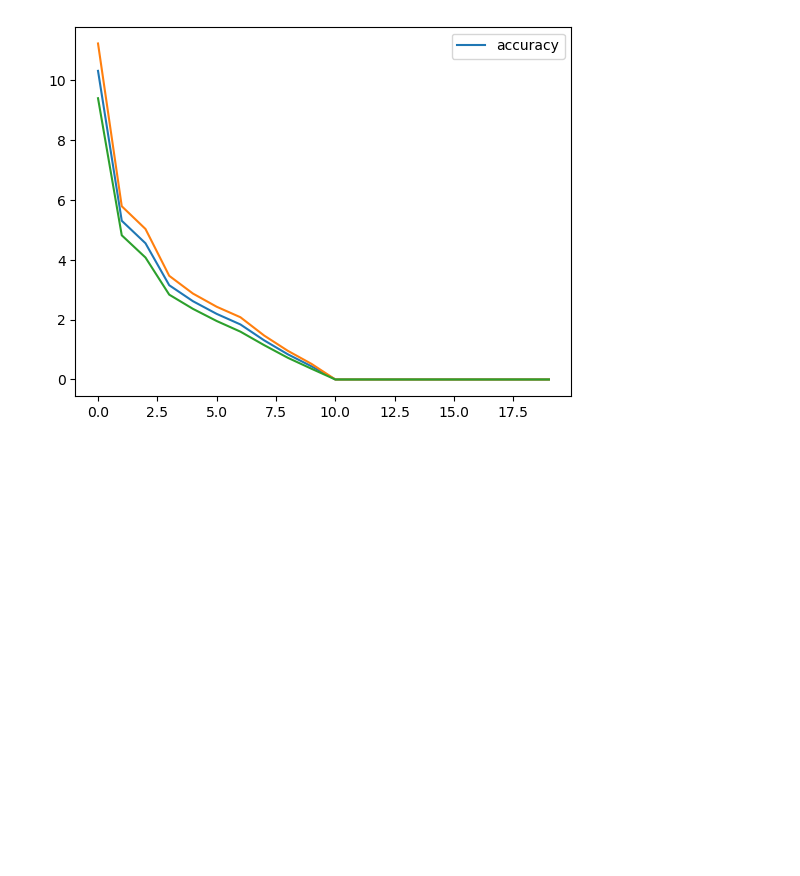
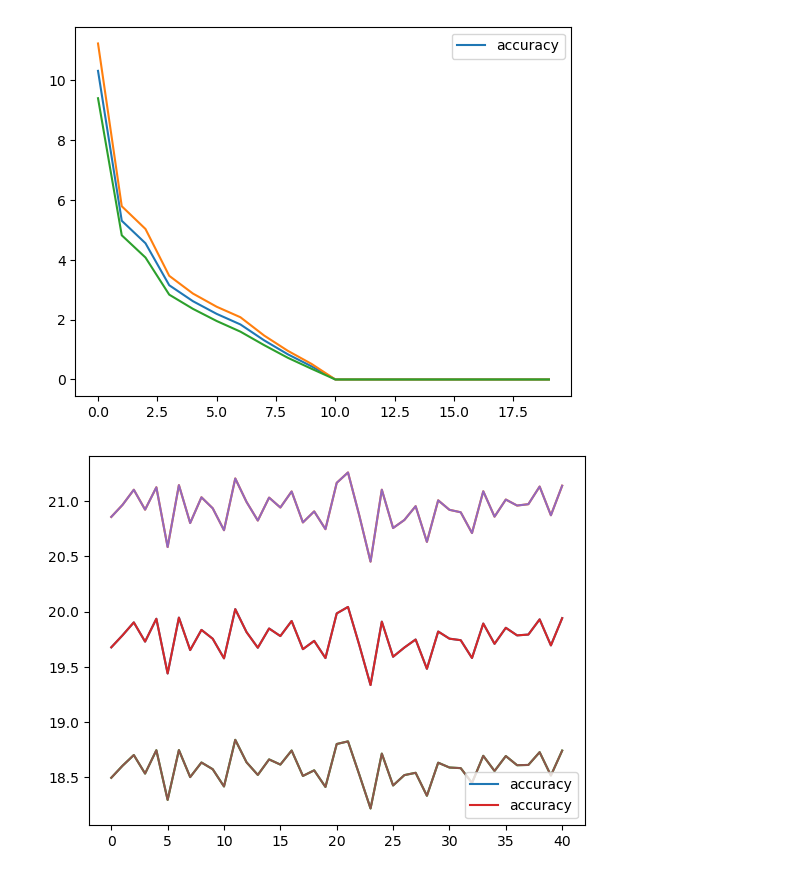
Before and after one commit to in-context-learning-2024/in-context, a Jupyter notebook: src/eval.ipynb, the cells around one changed output. Cells and saved outputs as stored; diff of their text form; code cells hidden in the pictures; blank space fills up the shorter version.

```diff
--- a/src/eval.ipynb
+++ b/src/eval.ipynb
@@ -47,6 +39,6 @@ METRIC = SquaredError()
 # %%
 x_dist = MultivariateNormal(torch.zeros(X_SHAPE), torch.eye(X_DIM)) #batch size, sequence_length, x_dim
 
-base_fc = SparseLinearRegression(3, x_dist, y_dim=Y_DIM)
+base_fc = LinearRegression(x_dist, y_dim=Y_DIM)
 
 bench = FunctionClassError(METRIC, function_class=base_fc)
@@ -111,7 +62,7 @@ values = list(post_process(errs))
 # %%
 for model, results in zip(MODELS, values):
     print(results.keys())
-    plt.plot("accuracy", data=results, label="accuracy"+model.name)
+    plt.plot(results["accuracy"][:, 0], label=model.name)
 plt.legend()
 plt.show()
 # %% [output]
@@ -160,9 +111,9 @@ for b in scaled_in_benches:
     values = list(post_process(errs))
     for model, results in zip(MODELS, values):
         plt.title(f"Errors for X scaled by {b.fn_cls._scale}")  # pyright: ignore[reportAttributeAccessIssue]
-        plt.plot("accuracy", data=results, label="accuracy")
-        plt.plot("confidence_0.01_upper", data=results)
-        plt.plot("confidence_0.01_lower", data=results)
+        plt.plot(results["accuracy"][:, 0], label="accuracy")
+        plt.plot(results["confidence_0.99_upper"][:, 0])
+        plt.plot(results["confidence_0.99_lower"][:, 0])
         plt.legend()
         plt.show()
         break
@@ -173,12 +124,24 @@ bench = FCErrorQuadrants(METRIC, base_fc)
 errs = bench.evaluate(MODELS, num_batches=4)
 values = list(post_process(errs))
 for model, results in zip(MODELS, values):
-    plt.plot("accuracy", data=results, label="accuracy")
-    plt.plot("confidence_0.01_upper", data=results)
-    plt.plot("confidence_0.01_lower", data=results)
+    plt.plot(results["accuracy"][:, 0], label="accuracy")
+    plt.plot(results["confidence_0.99_upper"][:, 0])
+    plt.plot(results["confidence_0.99_lower"][:, 0])
     plt.legend()
     plt.show()
     break
 # %% [output]
 [figure]
+# %%
+bench = FCErrorOrthogonal(METRIC, base_fc)
+errs = bench.evaluate(MODELS, num_batches=32)
+values = list(post_process(errs))
+for model, results in zip(MODELS, values):
+    plt.plot(results["accuracy"][:, 0], label="accuracy")
+    plt.plot(results["confidence_0.99_upper"][:, 0])
+    plt.plot(results["confidence_0.99_lower"][:, 0])
+plt.legend()
+plt.show()
+# %% [output]
+[figure, added]
 # %%
```
Also changed, not shown: parts of 6 cells of this notebook, 2 other files.
